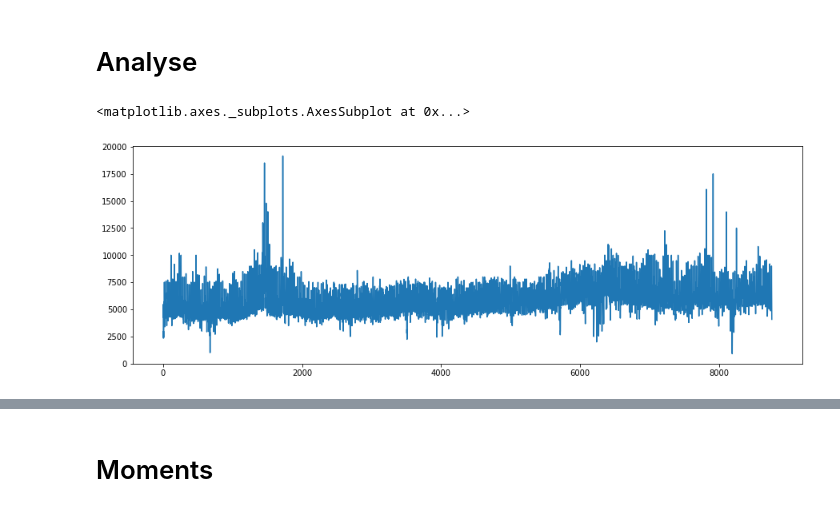
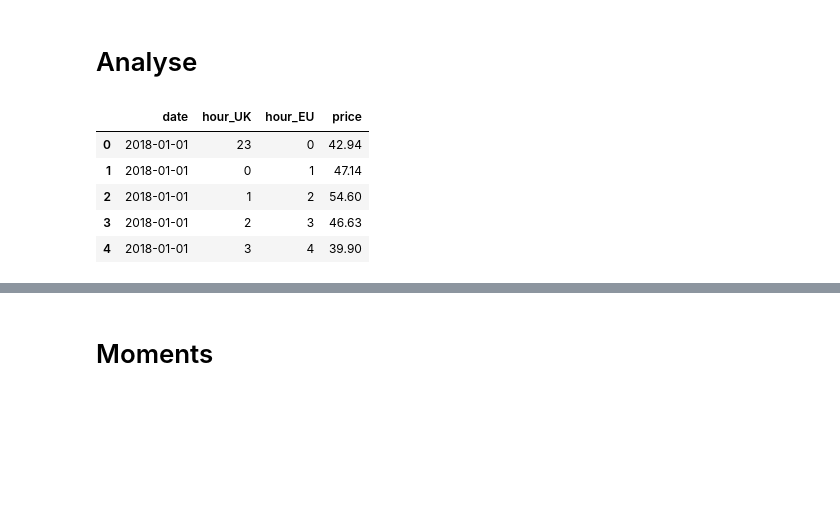
Before and after one commit to FergM/fattails, a Jupyter notebook: notebooks/Notebook-02 - Moment and Kurtosis.ipynb, the cells around one changed output, grey strips where cells are left out. Drawn from its saved outputs; the diff is of its cells as text; code cells hidden in the pictures; blank space fills up the shorter version.

```diff
--- a/notebooks/Notebook-02 - Moment and Kurtosis.ipynb
+++ b/notebooks/Notebook-02 - Moment and Kurtosis.ipynb
@@ -47,8 +71,12 @@ def my_kurtosis(a):
     return kurtosis
 # %% [markdown]
 # Analyse
-# %%
-df.price.plot(figsize=[15,5])
-# %% [output]
-<matplotlib.axes._subplots.AxesSubplot at 0x...>
-[figure, removed]
+# %%
+df.head()
+# %% [output]
+|  | date | hour_UK | hour_EU | price |
+| 0 | 2018-01-01 | 23 | 0 | 42.94 |
+| 1 | 2018-01-01 | 0 | 1 | 47.14 |
+| 2 | 2018-01-01 | 1 | 2 | 54.60 |
+| 3 | 2018-01-01 | 2 | 3 | 46.63 |
+| 4 | 2018-01-01 | 3 | 4 | 39.90 |
```
Also changed, not shown: parts of 24 cells of this notebook.
